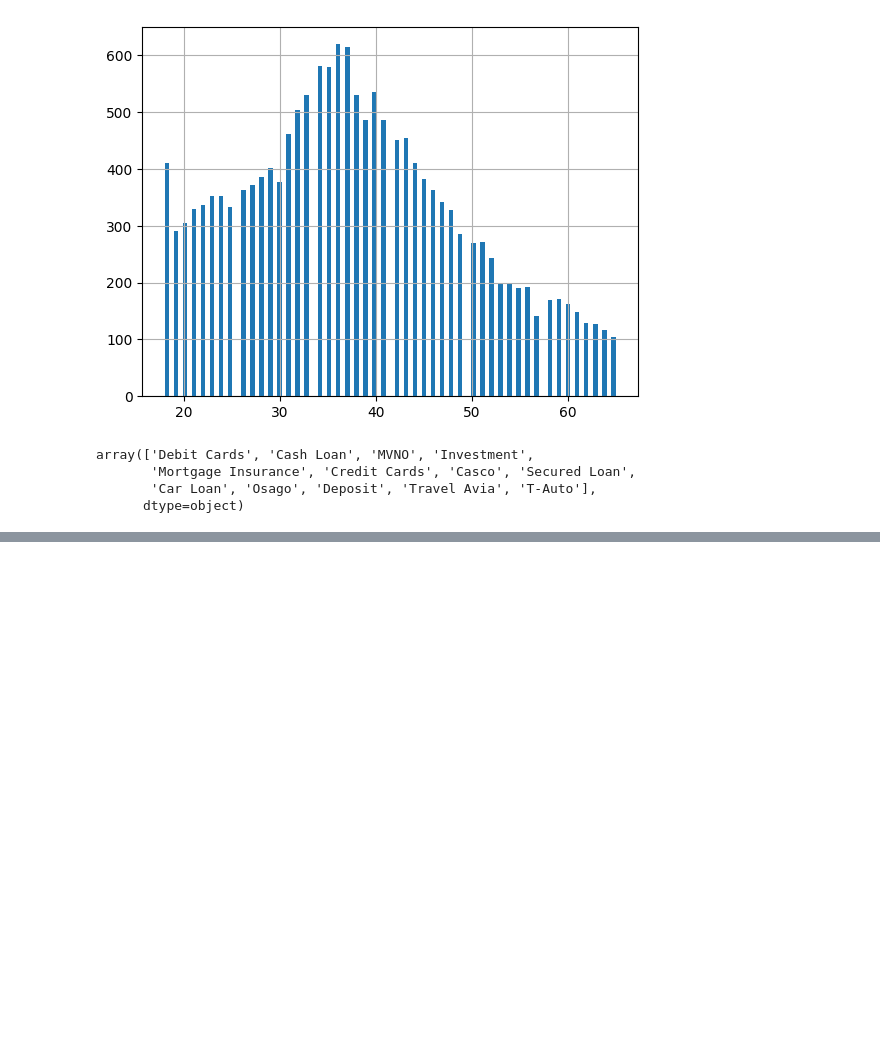
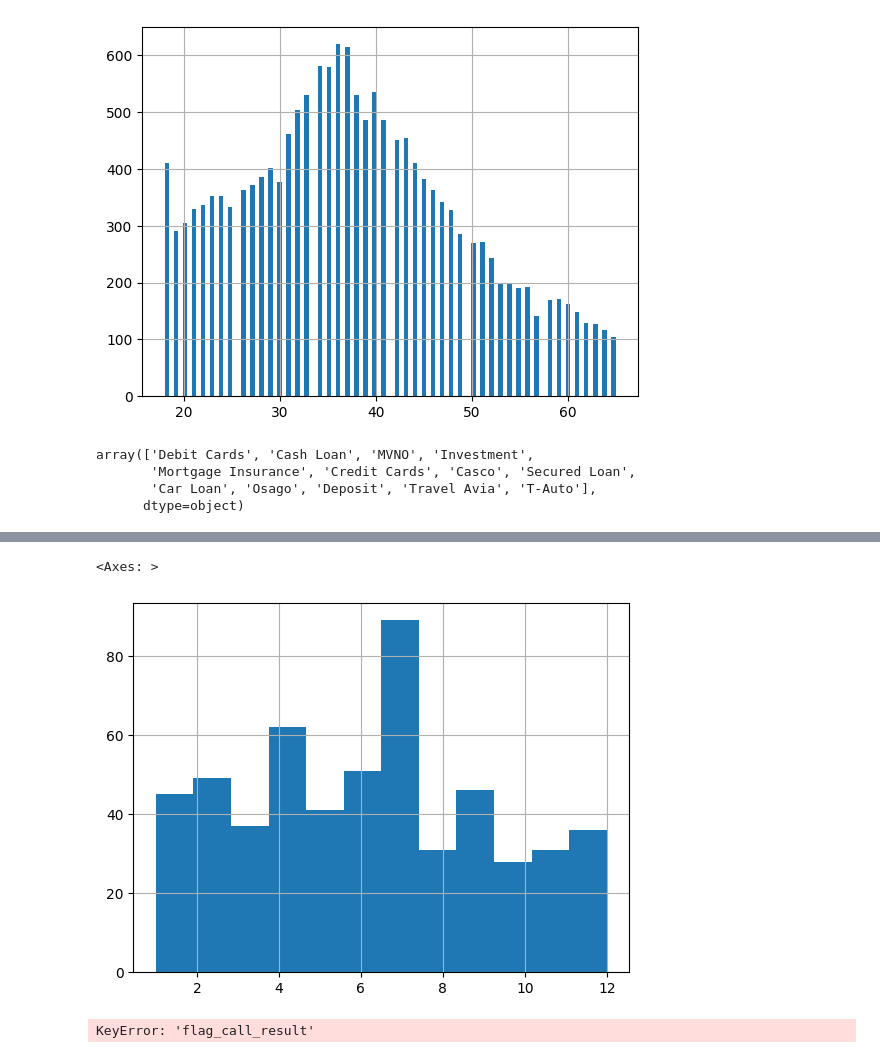
Before and after one commit to bygaga993/bread_dano_2024, a Jupyter notebook: visualization.ipynb, the cells around one changed output, grey strips where cells are left out. Drawn from its saved outputs; the diff is of its cells as text; code cells hidden in the pictures; blank space fills up the shorter version.

```diff
--- a/visualization.ipynb
+++ b/visualization.ipynb
@@ -669,0 +745,9 @@ array(['Debit Cards', 'Cash Loan', 'MVNO', 'Investment',
+# %%
+df_invest['xx'].hist(bins=12)
+# %% [output]
+<Axes: >
+[figure, added]
+# %%
+df_invest_1 = df[(df['product_cd'] == 'Investment') & (df['flag_call_result'] == 1)]
+# %% [output]
+KeyError: 'flag_call_result'
```
Also changed, not shown: parts of 17 cells of this notebook, 2 other files.
